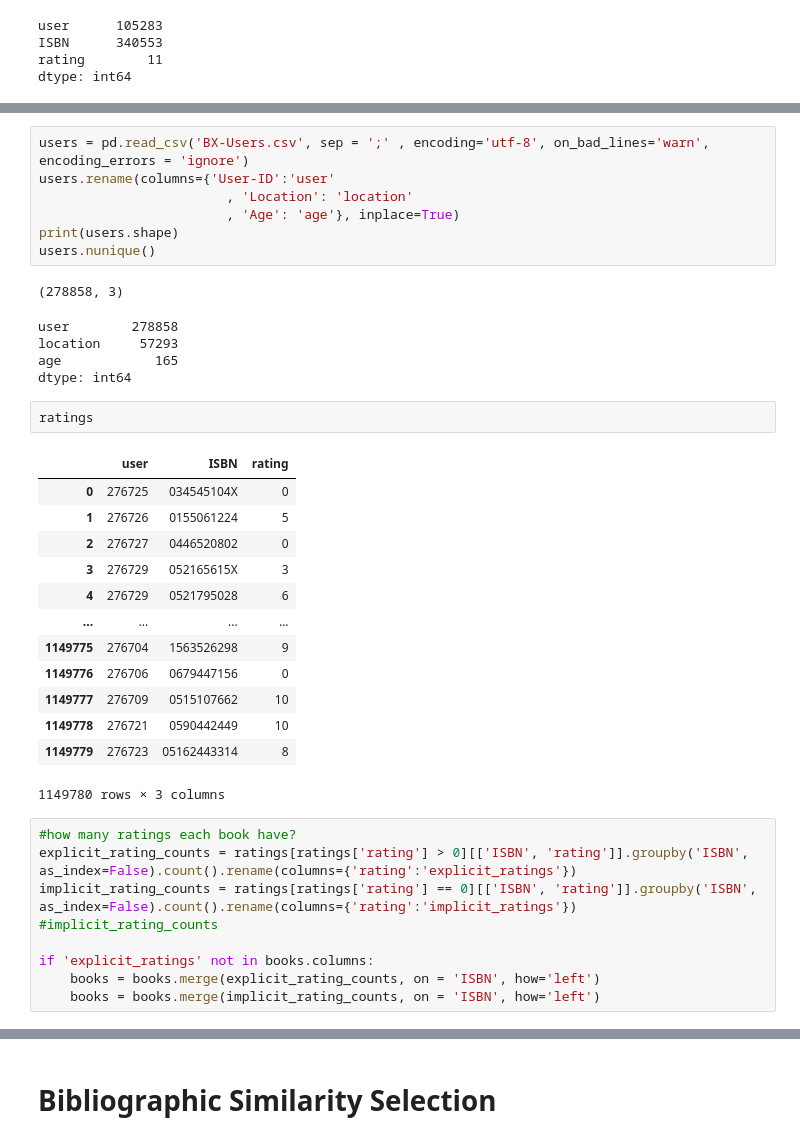
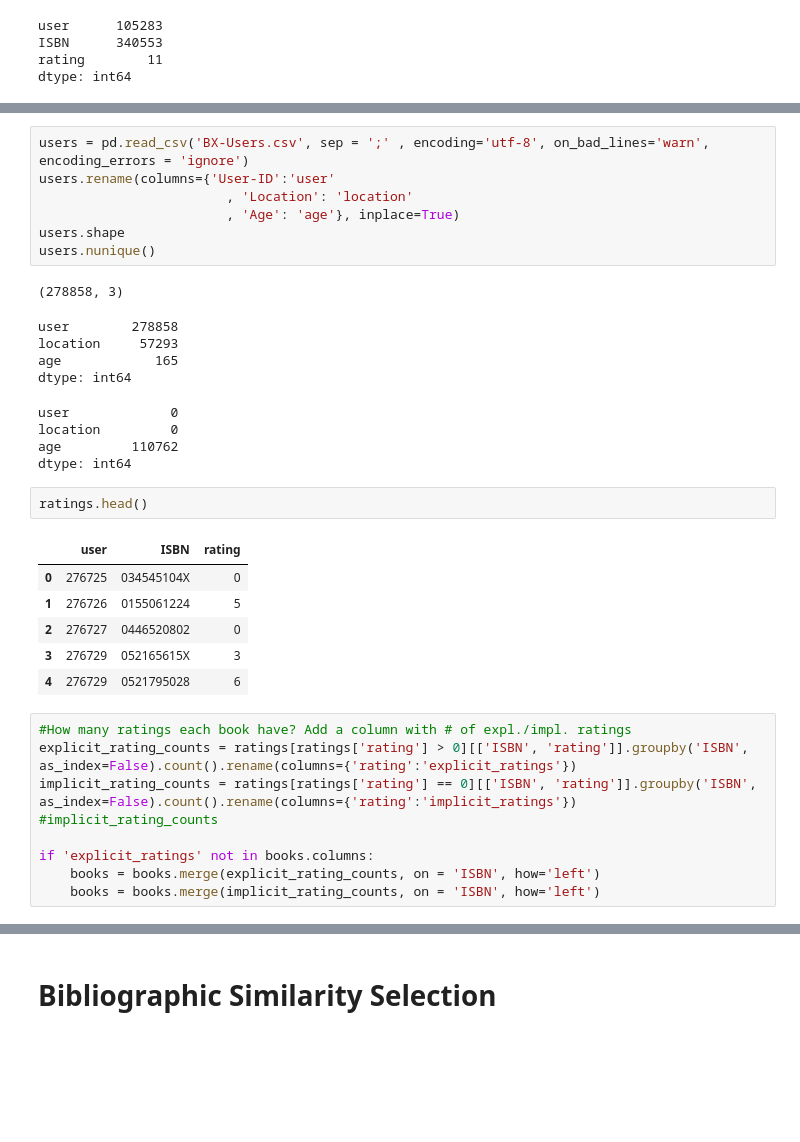
Before and after one commit to JanKubal/Book_Recommender, a Jupyter notebook: book_recommender.ipynb, the cells around one changed output, grey strips where cells are left out. Drawn from its saved outputs; the diff is of its cells as text; blank space fills up the shorter version.

```diff
--- a/book_recommender.ipynb
+++ b/book_recommender.ipynb
@@ -67,7 +103,7 @@ users = pd.read_csv('BX-Users.csv', sep = ';' , encoding='utf-8', on_bad_lines='
 users.rename(columns={'User-ID':'user'
                         , 'Location': 'location'
                         , 'Age': 'age'}, inplace=True)
-print(users.shape)
+users.shape
 users.nunique()
 # %% [output]
 (278858, 3)
@@ -75,24 +111,21 @@ user        278858
 location     57293
 age            165
 dtype: int64
+user             0
+location         0
+age         110762
+dtype: int64
 # %%
-ratings
+ratings.head()
 # %% [output]
 |  | user | ISBN | rating |
 | 0 | 276725 | 034545104X | 0 |
 | 1 | 276726 | 0155061224 | 5 |
 | 2 | 276727 | 0446520802 | 0 |
 | 3 | 276729 | 052165615X | 3 |
 | 4 | 276729 | 0521795028 | 6 |
-| ... | ... | ... | ... |
-| 1149775 | 276704 | 1563526298 | 9 |
-| 1149776 | 276706 | 0679447156 | 0 |
-| 1149777 | 276709 | 0515107662 | 10 |
-| 1149778 | 276721 | 0590442449 | 10 |
-| 1149779 | 276723 | 05162443314 | 8 |
-1149780 rows × 3 columns
 # %%
-#how many ratings each book have?
+#How many ratings each book have? Add a column with # of expl./impl. ratings
 explicit_rating_counts = ratings[ratings['rating'] > 0][['ISBN', 'rating']].groupby('ISBN', as_index=False).count().rename(columns={'rating':'explicit_ratings'})
 implicit_rating_counts = ratings[ratings['rating'] == 0][['ISBN', 'rating']].groupby('ISBN', as_index=False).count().rename(columns={'rating':'implicit_ratings'})
 #implicit_rating_counts
```
Also changed, not shown: parts of 30 cells of this notebook.
